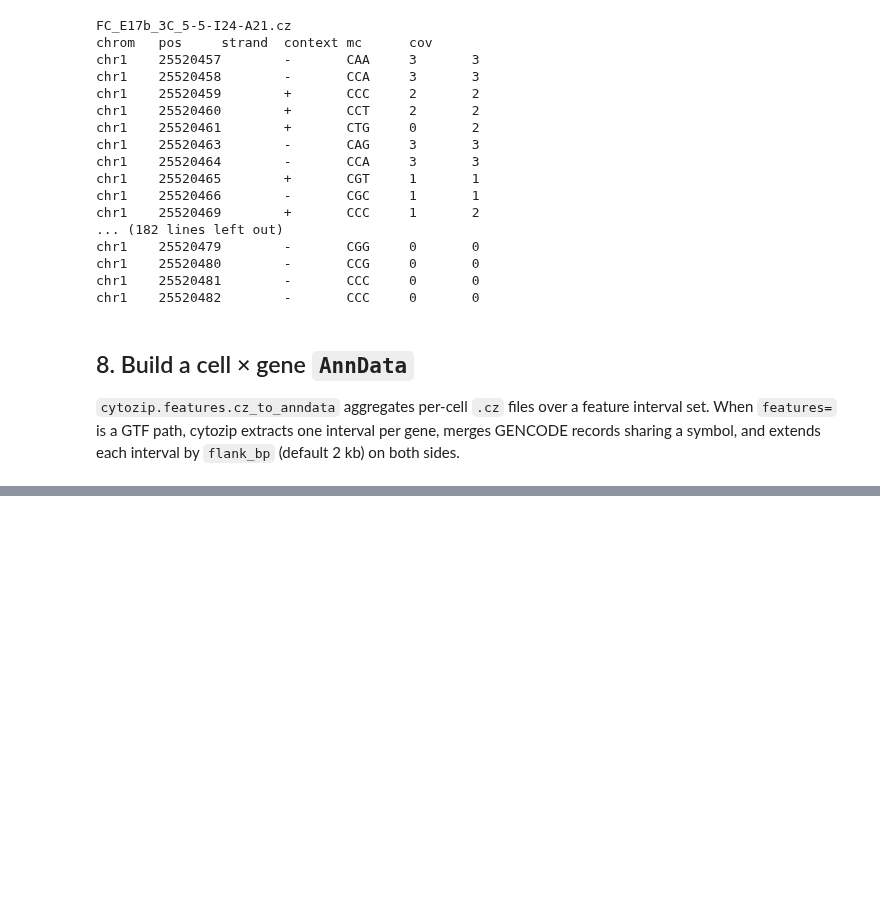
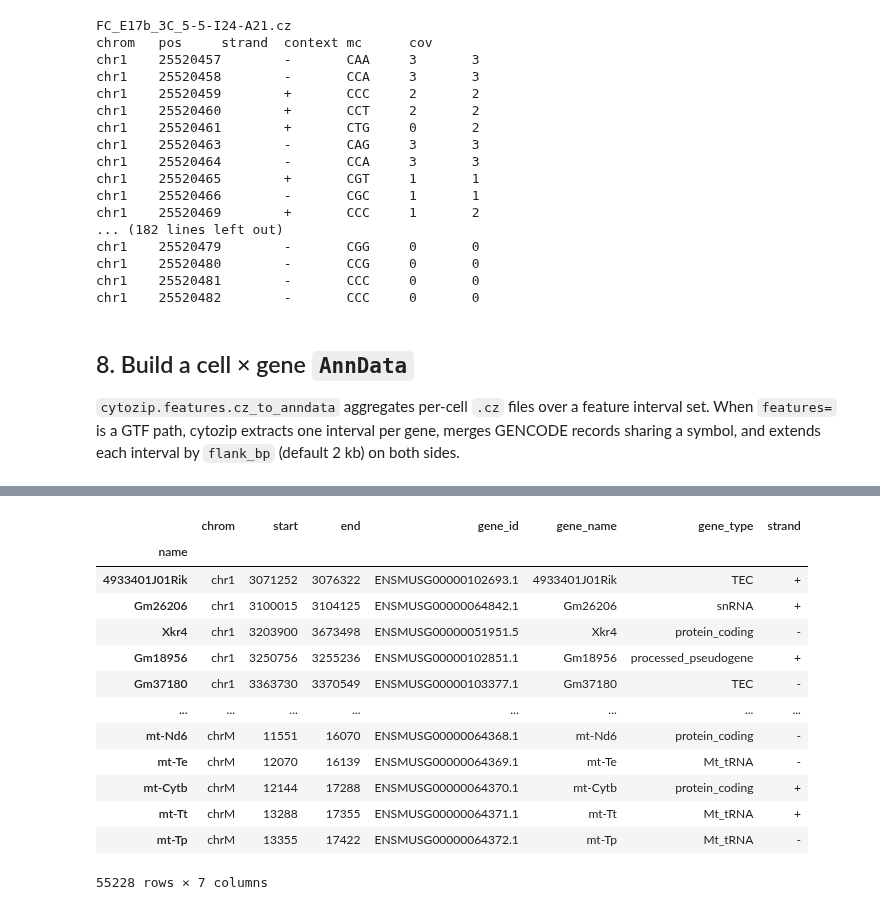
Before and after one commit to DingWB/cytozip, a Jupyter notebook: notebooks/2.dnam.ipynb, the cells around one changed output, grey strips where cells are left out. Cells and saved outputs as stored; diff of their text form; code cells hidden in the pictures; blank space fills up the shorter version.

```diff
--- a/notebooks/2.dnam.ipynb
+++ b/notebooks/2.dnam.ipynb
@@ -499,0 +509,17 @@ wrote output/bg_gene.h5ad
+# %%
+adata.var
+# %% [output]
+|  | chrom | start | end | gene_id | gene_name | gene_type | strand |
+| name |  |  |  |  |  |  |  |
+| 4933401J01Rik | chr1 | 3071252 | 3076322 | ENSMUSG00000102693.1 | 4933401J01Rik | TEC | + |
+| Gm26206 | chr1 | 3100015 | 3104125 | ENSMUSG00000064842.1 | Gm26206 | snRNA | + |
+| Xkr4 | chr1 | 3203900 | 3673498 | ENSMUSG00000051951.5 | Xkr4 | protein_coding | - |
+| Gm18956 | chr1 | 3250756 | 3255236 | ENSMUSG00000102851.1 | Gm18956 | processed_pseudogene | + |
+| Gm37180 | chr1 | 3363730 | 3370549 | ENSMUSG00000103377.1 | Gm37180 | TEC | - |
+| ... | ... | ... | ... | ... | ... | ... | ... |
+| mt-Nd6 | chrM | 11551 | 16070 | ENSMUSG00000064368.1 | mt-Nd6 | protein_coding | - |
+| mt-Te | chrM | 12070 | 16139 | ENSMUSG00000064369.1 | mt-Te | Mt_tRNA | - |
+| mt-Cytb | chrM | 12144 | 17288 | ENSMUSG00000064370.1 | mt-Cytb | protein_coding | + |
+| mt-Tt | chrM | 13288 | 17355 | ENSMUSG00000064371.1 | mt-Tt | Mt_tRNA | + |
+| mt-Tp | chrM | 13355 | 17422 | ENSMUSG00000064372.1 | mt-Tp | Mt_tRNA | - |
+55228 rows × 7 columns
```
Also changed, not shown: parts of 22 cells of this notebook, 18 other files.
